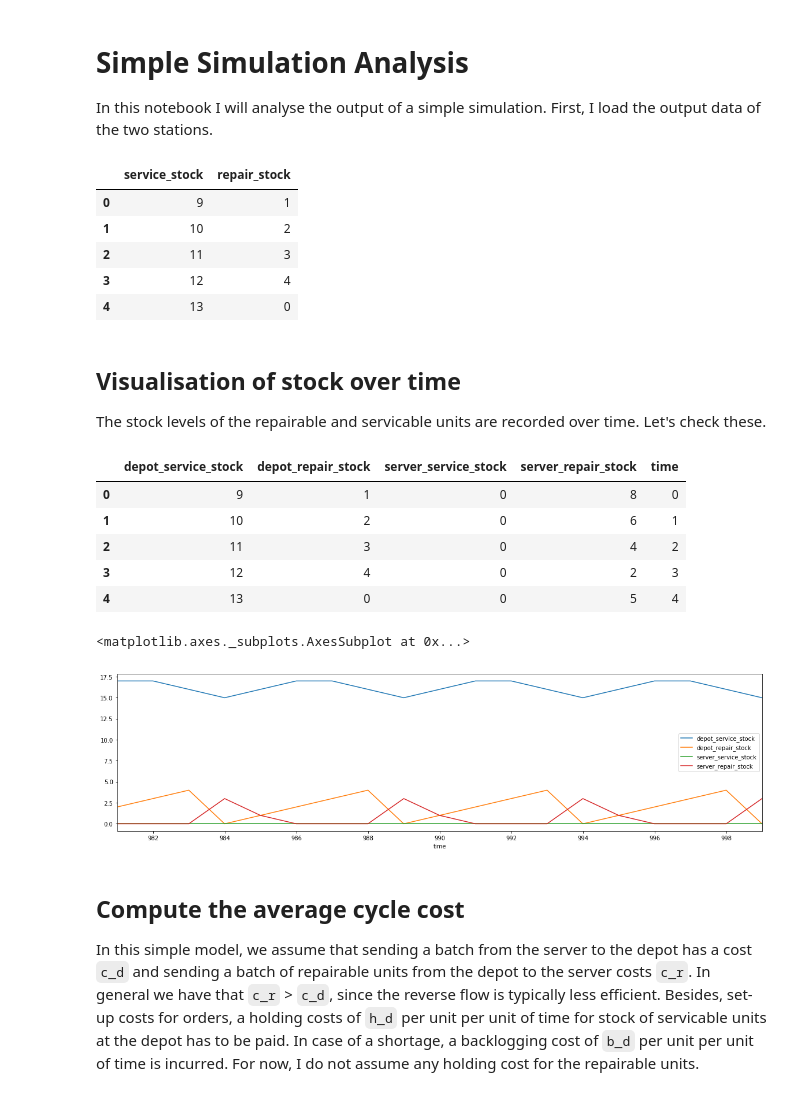
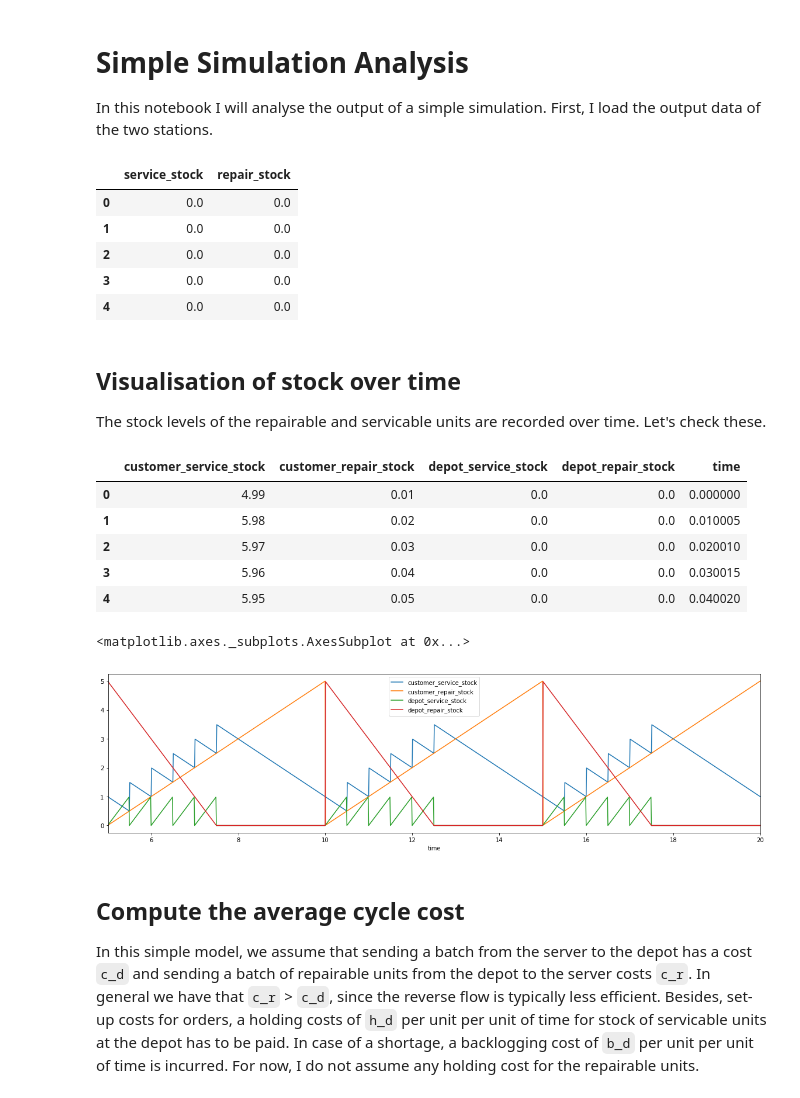
Before and after one commit to markkvdb/Simple-RL-Simulation, a Jupyter notebook: notebooks/First-Simulation-Try.ipynb, the cells around one changed output. Cells and saved outputs as stored; diff of their text form; code cells hidden in the pictures.

Commit message:
Decreased simulation run time and updated notebook

```diff
--- a/notebooks/First-Simulation-Try.ipynb
+++ b/notebooks/First-Simulation-Try.ipynb
@@ -4,49 +4,53 @@
 In this notebook I will analyse the output of a simple simulation. First, I load the output data of the two stations.
 # %%
 %matplotlib inline
+
+import sys
+sys.path.append('../')
 
 import numpy as np
 import matplotlib.pyplot as plt
 import pandas as pd
+import
 
-depot_data = pd.read_csv('../output/depot_output.csv', index_col=0)
-service_data = pd.read_csv('../output/server_output.csv', index_col=0)
+#customer_data = pd.read_csv('../output/customer_output.csv', index_col=0)
+#depot_data = pd.read_csv('../output/depot_output.csv', index_col=0)
 
 depot_data.head()
 # %% [output]
 |  | service_stock | repair_stock |
-| 0 | 9 | 1 |
-| 1 | 10 | 2 |
-| 2 | 11 | 3 |
-| 3 | 12 | 4 |
-| 4 | 13 | 0 |
+| 0 | 0.0 | 0.0 |
+| 1 | 0.0 | 0.0 |
+| 2 | 0.0 | 0.0 |
+| 3 | 0.0 | 0.0 |
+| 4 | 0.0 | 0.0 |
 # %% [markdown]
 ## Visualisation of stock over time
 
 The stock levels of the repairable and servicable units are recorded over time. Let's check these.
 # %%
 # Combine datasets
-depot_data.columns = 'depot_' + depot_data.columns
-service_data.columns = "server_" + service_data.columns
-all_data = pd.concat([depot_data, service_data], axis=1)
+customer_data.columns = 'customer_' + customer_data.columns
+depot_data.columns = "depot_" + depot_data.columns
+all_data = pd.concat([customer_data, depot_data], axis=1)
 
 # Add time index
-all_data['time'] = range(all_data.shape[0])
+all_data['time'] = np.linspace(start=0, stop=all_data.shape[0]*0.01, num=all_data.shape[0])
 
 all_data.head()
 # %% [output]
-|  | depot_service_stock | depot_repair_stock | server_service_stock | server_repair_stock | time |
-| 0 | 9 | 1 | 0 | 8 | 0 |
-| 1 | 10 | 2 | 0 | 6 | 1 |
-| 2 | 11 | 3 | 0 | 4 | 2 |
-| 3 | 12 | 4 | 0 | 2 | 3 |
-| 4 | 13 | 0 | 0 | 5 | 4 |
+|  | customer_service_stock | customer_repair_stock | depot_service_stock | depot_repair_stock | time |
+| 0 | 4.99 | 0.01 | 0.0 | 0.0 | 0.000000 |
+| 1 | 5.98 | 0.02 | 0.0 | 0.0 | 0.010005 |
+| 2 | 5.97 | 0.03 | 0.0 | 0.0 | 0.020010 |
+| 3 | 5.96 | 0.04 | 0.0 | 0.0 | 0.030015 |
+| 4 | 5.95 | 0.05 | 0.0 | 0.0 | 0.040020 |
 # %%
 # Plot lines over time
-all_data[all_data.time > 980].plot(x='time', y=all_data.columns[0:4], figsize=[20, 5])
+all_data[all_data.time > 5].plot(x='time', y=all_data.columns[0:4], figsize=[20, 5])
 # %% [output]
 <matplotlib.axes._subplots.AxesSubplot at 0x...>
-[figure, old version]
+[figure, new version]
 # %% [markdown]
 ## Compute the average cycle cost
 
```
Also changed, not shown: parts of 3 cells of this notebook, 3 other files.
